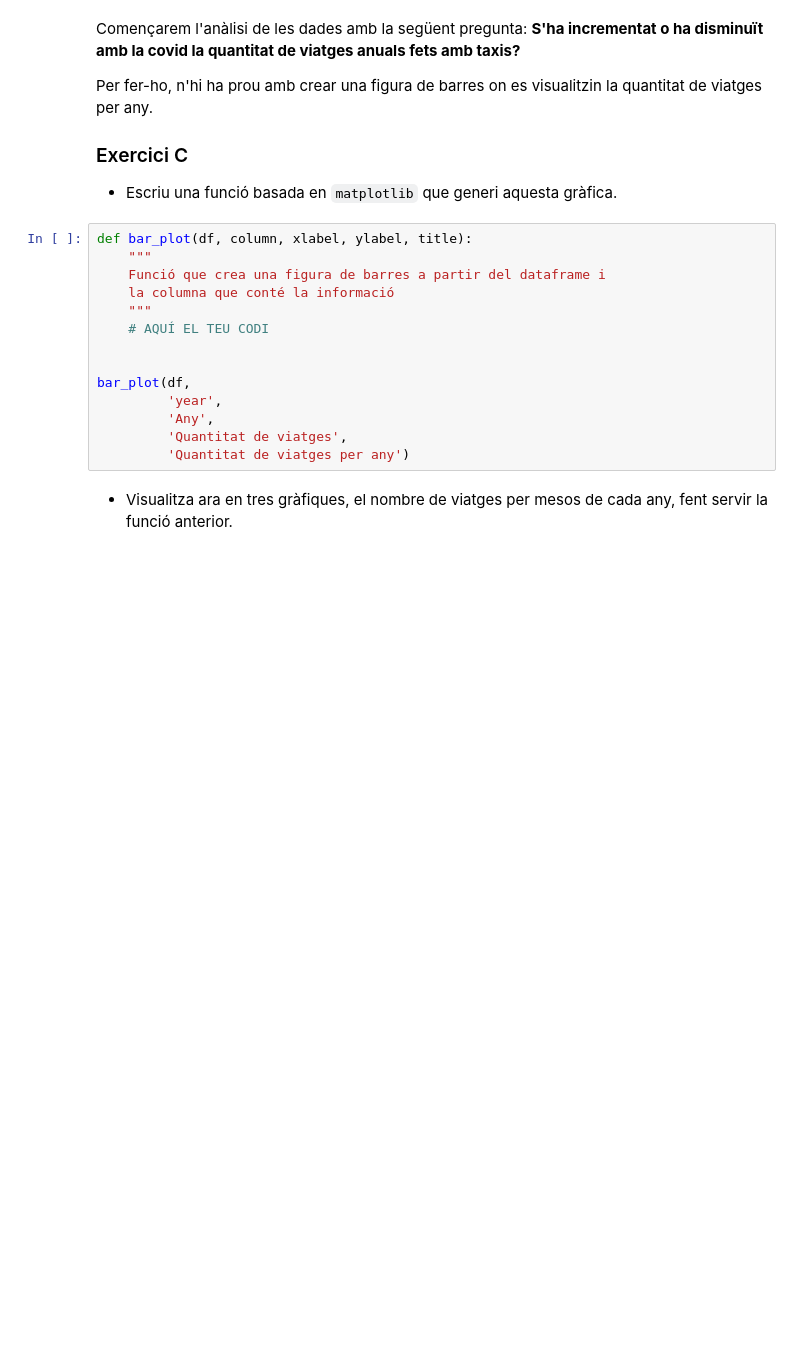
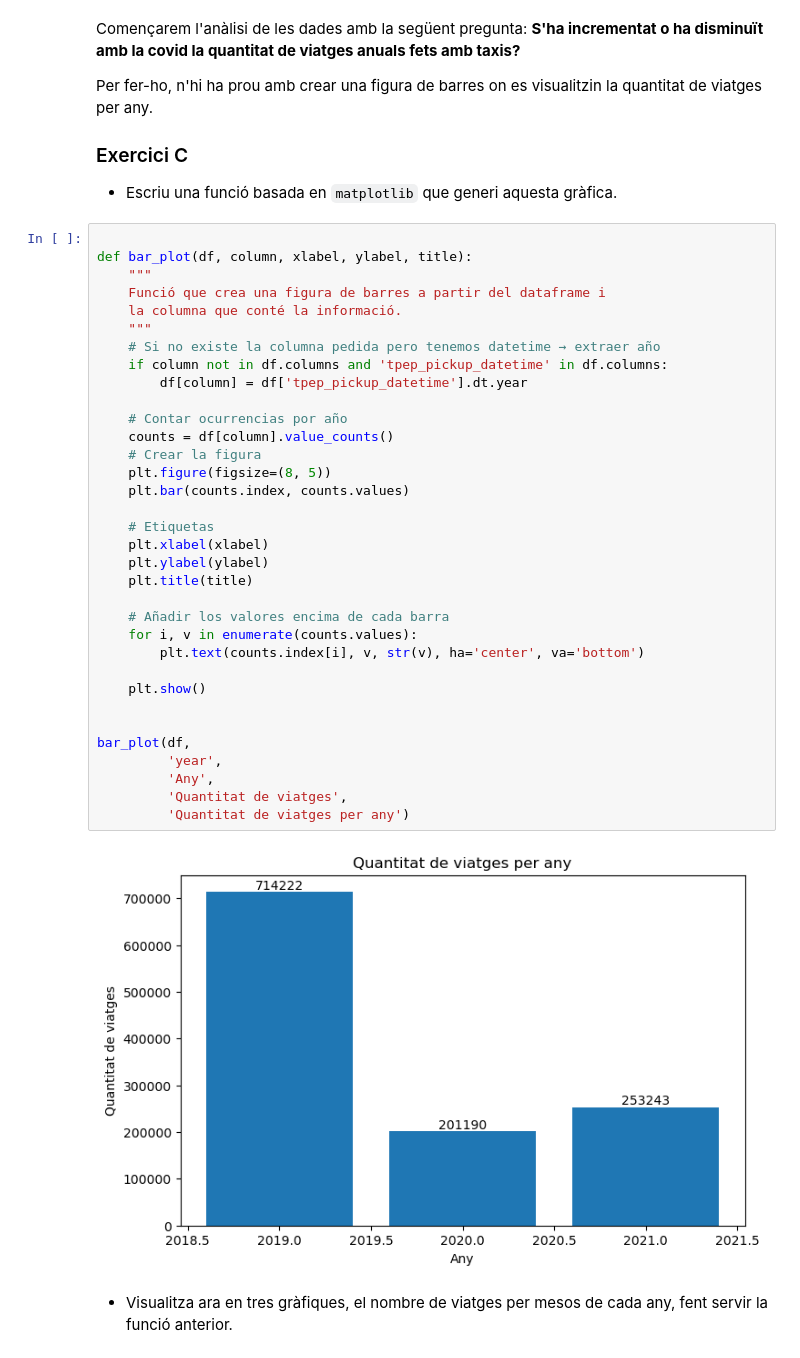
Before and after one commit to MingosGit/UB, a Jupyter notebook: Tercero/Primer Semestre/TNUI/Pt1/Pt_1.ipynb, the cells around one changed output. Cells and saved outputs as stored; diff of their text form; blank space fills up the shorter version.

```diff
--- a/Tercero/Primer Semestre/TNUI/Pt1/Pt_1.ipynb
+++ b/Tercero/Primer Semestre/TNUI/Pt1/Pt_1.ipynb
@@ -301,19 +661,41 @@ Per fer-ho, n'hi ha prou amb crear una figura de barres on es visualitzin la qua
 
 + Escriu una funció basada en `matplotlib` que generi aquesta gràfica.
 # %%
+
 def bar_plot(df, column, xlabel, ylabel, title):
     """
     Funció que crea una figura de barres a partir del dataframe i
-    la columna que conté la informació
+    la columna que conté la informació.
     """
-    # AQUÍ EL TEU CODI
+    # Si no existe la columna pedida pero tenemos datetime → extraer año
+    if column not in df.columns and 'tpep_pickup_datetime' in df.columns:
+        df[column] = df['tpep_pickup_datetime'].dt.year
+
+    # Contar ocurrencias por año
+    counts = df[column].value_counts()
+    # Crear la figura
+    plt.figure(figsize=(8, 5))
+    plt.bar(counts.index, counts.values)
+
+    # Etiquetas
+    plt.xlabel(xlabel)
+    plt.ylabel(ylabel)
+    plt.title(title)
+
+    # Añadir los valores encima de cada barra
+    for i, v in enumerate(counts.values):
+        plt.text(counts.index[i], v, str(v), ha='center', va='bottom')
+
+    plt.show()
 
 
 bar_plot(df,
          'year',
          'Any',
          'Quantitat de viatges',
          'Quantitat de viatges per any')
+# %% [output]
+[figure, added]
 # %% [markdown]
 + Visualitza ara en tres gràfiques, el nombre de viatges per mesos de cada any, fent servir la funció anterior.
 # %%
```
Also changed, not shown: parts of 23 cells of this notebook, 7 other files.
